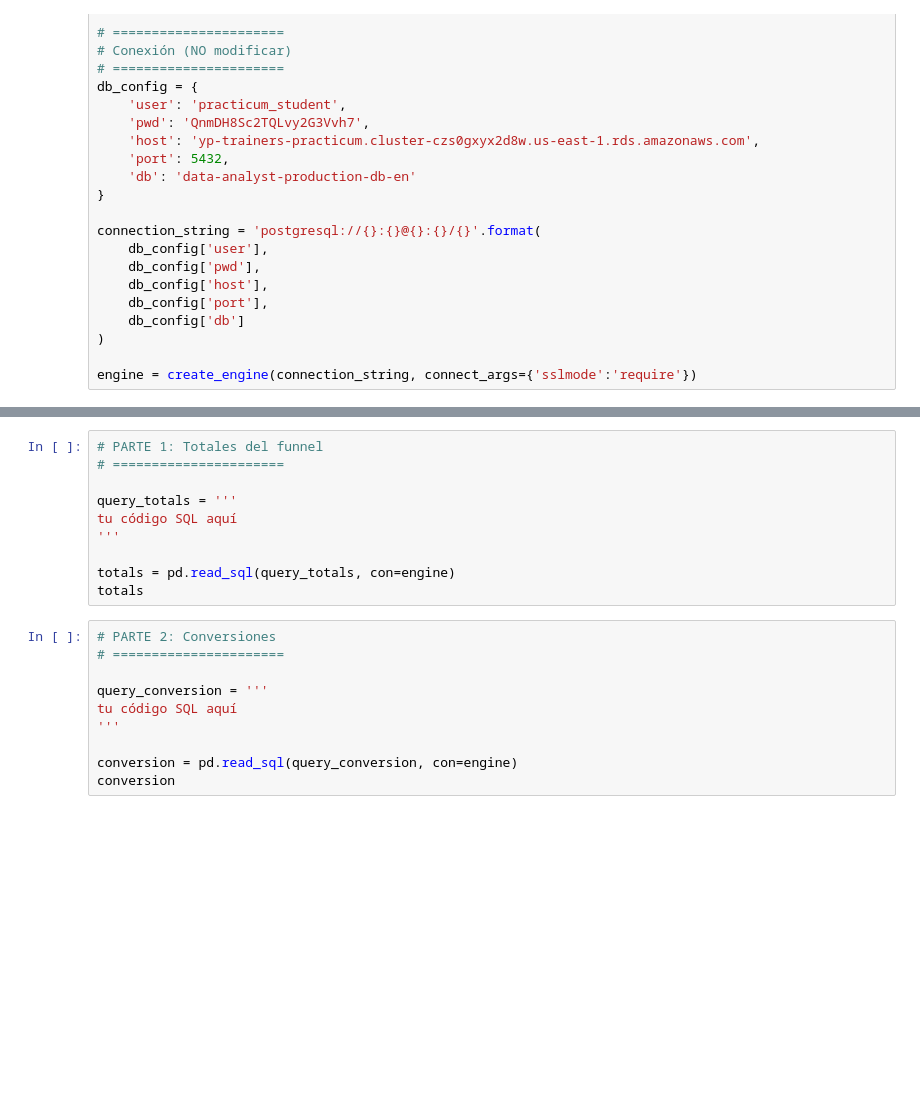
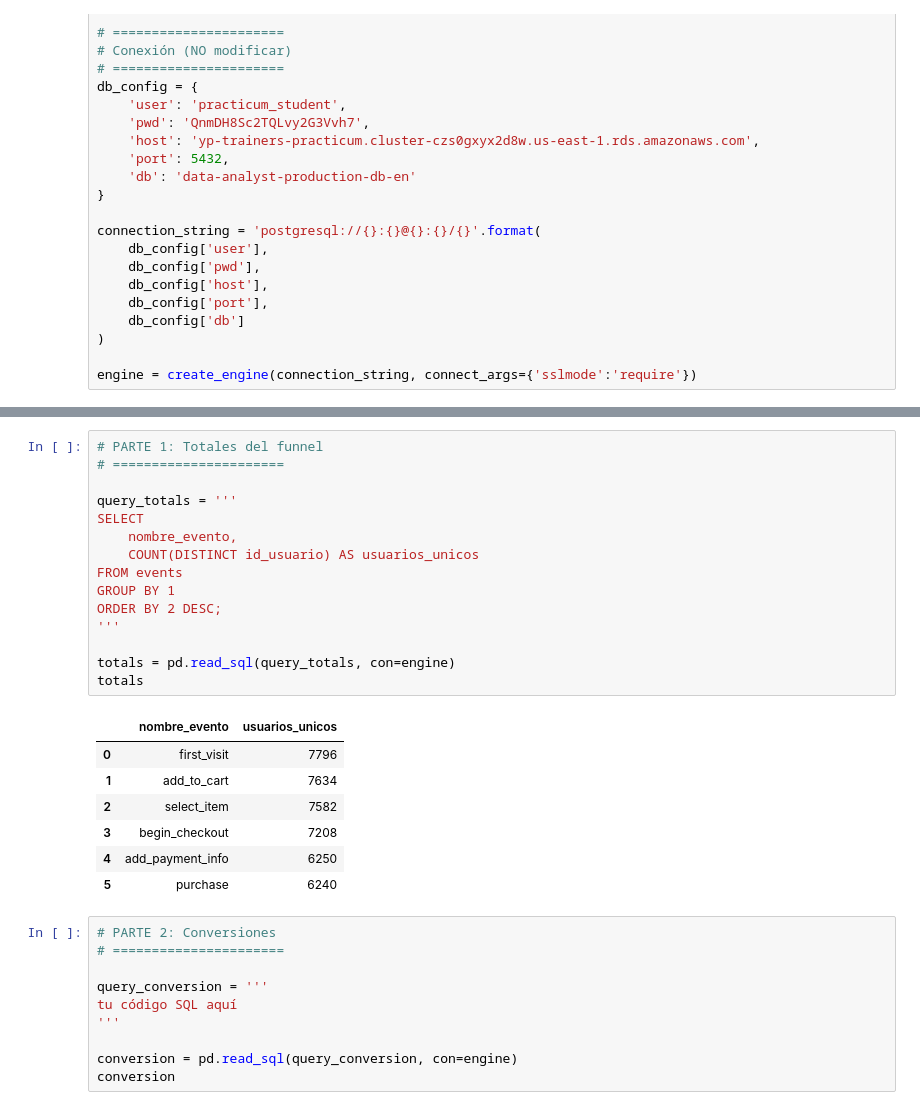
Before and after one commit to FithoGerardo/RappiPlus-Data-cleaning-and-analysis, a Jupyter notebook: notebooks/GerardoOlm-rappiplus_project.ipynb, the cells around one changed output, grey strips where cells are left out. Cells and saved outputs as stored; diff of their text form; blank space fills up the shorter version.

```diff
--- a/notebooks/GerardoOlm-rappiplus_project.ipynb
+++ b/notebooks/GerardoOlm-rappiplus_project.ipynb
@@ -898,13 +905,26 @@ events.head()
 # %%
 # PARTE 1: Totales del funnel
 # ======================
 
 query_totals = '''
-tu código SQL aquí
+SELECT
+    nombre_evento,
+    COUNT(DISTINCT id_usuario) AS usuarios_unicos
+FROM events
+GROUP BY 1
+ORDER BY 2 DESC;
 '''
 
 totals = pd.read_sql(query_totals, con=engine)
 totals
+# %% [output]
+|  | nombre_evento | usuarios_unicos |
+| 0 | first_visit | 7796 |
+| 1 | add_to_cart | 7634 |
+| 2 | select_item | 7582 |
+| 3 | begin_checkout | 7208 |
+| 4 | add_payment_info | 6250 |
+| 5 | purchase | 6240 |
 # %%
 # PARTE 2: Conversiones
 # ======================
```
Also changed, not shown: parts of 1 cell of this notebook.
